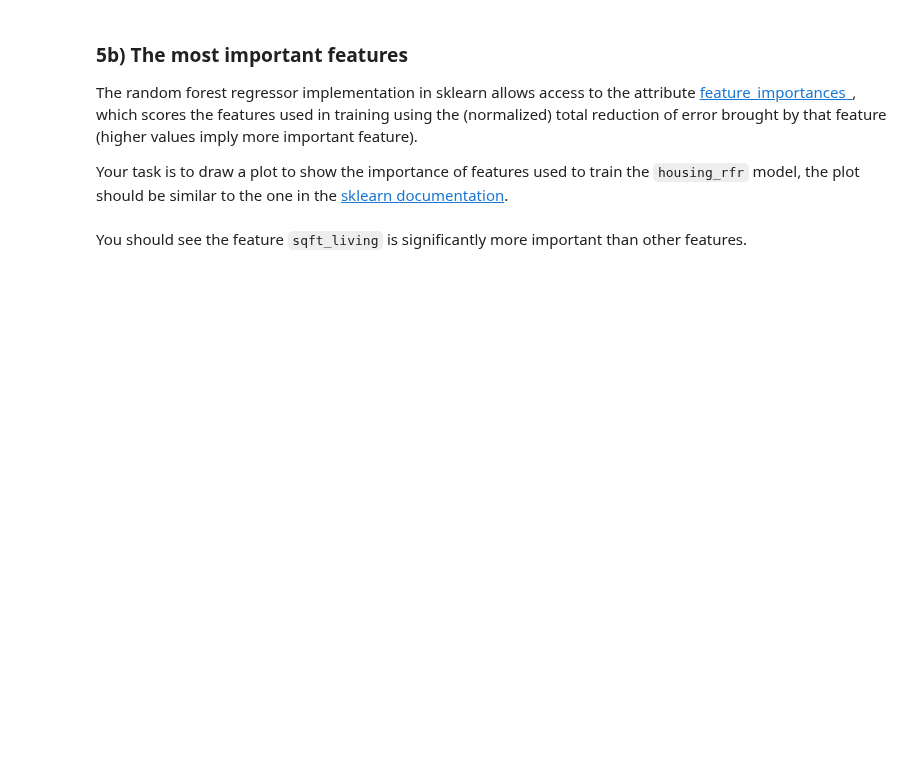
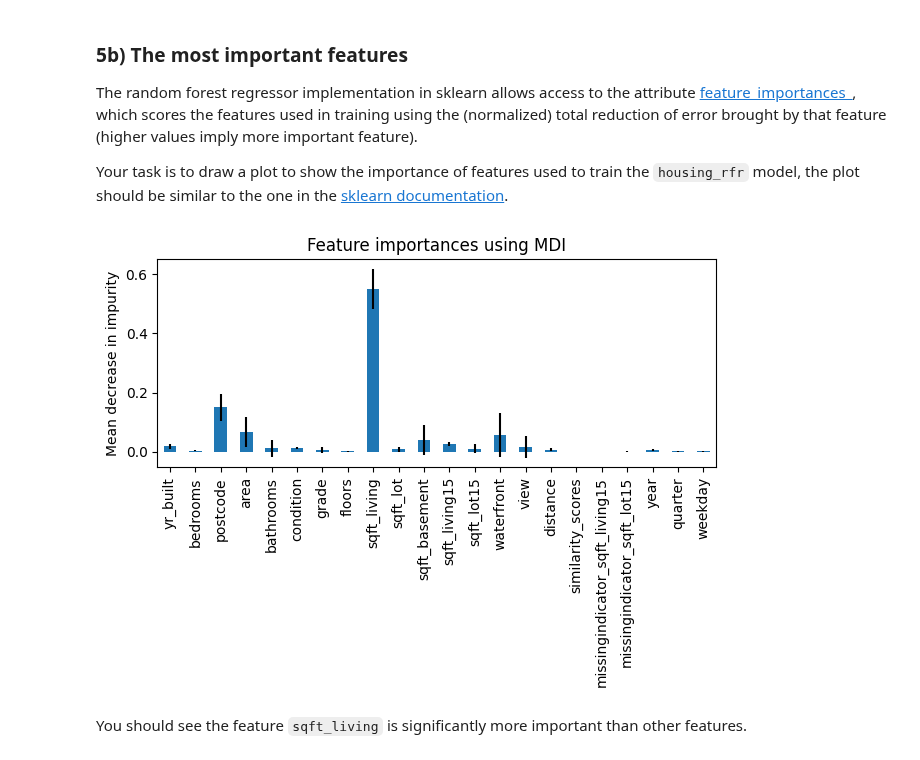
Before and after one commit to vyeoms/assignments, a Jupyter notebook: mlops/set2/week2_assignment.ipynb, the cells around one changed output. Saved outputs shown, nothing was run; the diff lists cells and outputs as text; code cells hidden in the pictures; blank space fills up the shorter version.

Commit message:
mlops(set2): Add final solution

```diff
--- a/mlops/set2/week2_assignment.ipynb
+++ b/mlops/set2/week2_assignment.ipynb
@@ -1277,13 +1277,22 @@ r2_score_basic = 0
 r2_score = 0
 
 ### START CODE HERE
-X_train_basic, y_train_basic = None
-X_test_basic, y_test_basic = None
+X_train_basic, y_train_basic = separate_X_and_y(train_df, target='price')
+X_train_basic = X_train_basic.drop(removed_columns, axis=1).dropna(axis=1)
+X_test_basic, y_test_basic = separate_X_and_y(test_df, target='price')
+X_test_basic = X_test_basic.drop(removed_columns, axis=1).dropna(axis=1)
 
-X_train = None
-y_train = None
-X_test = None
-y_test = None
+engineered_path = WORKING_DIR / "feature_store"
+X_train = pd.read_parquet(engineered_path / "housing_train_X.parquet")
+y_train = pd.read_csv(engineered_path / "housing_train_y.csv")
+X_test = pd.read_parquet(engineered_path / "housing_test_X.parquet")
+y_test = pd.read_csv(engineered_path / "housing_test_y.csv")
+
+housing_rfr_basic = housing_rfr_basic.fit(X_train_basic, y_train_basic)
+r2_score_basic = housing_rfr_basic.score(X_test_basic, y_test_basic)
+
+housing_rfr = housing_rfr.fit(X_train, y_train)
+r2_score = housing_rfr.score(X_test, y_test)
 
 ### END CODE HERE
 
@@ -1301,3 +1309,18 @@ Your task is to draw a plot to show the importance of features used to train the
+# %%
+### BEGIN SOLUTION
+importances = housing_rfr.feature_importances_
+std = np.std([tree.feature_importances_ for tree in housing_rfr.estimators_], axis=0)
+
+forest_importances = pd.Series(importances, index=X_train.columns)
+
+fig, ax = plt.subplots()
+forest_importances.plot.bar(yerr=std, ax=ax)
+ax.set_title("Feature importances using MDI")
+ax.set_ylabel("Mean decrease in impurity")
+fig.tight_layout()
+### END SOLUTION
+# %% [output]
+[figure, added]
 # %% [markdown]
 You should see the feature `sqft_living` is significantly more important than other features.
 # %% [markdown]
```
Also changed, not shown: parts of 9 cells of this notebook, 1 other file.
